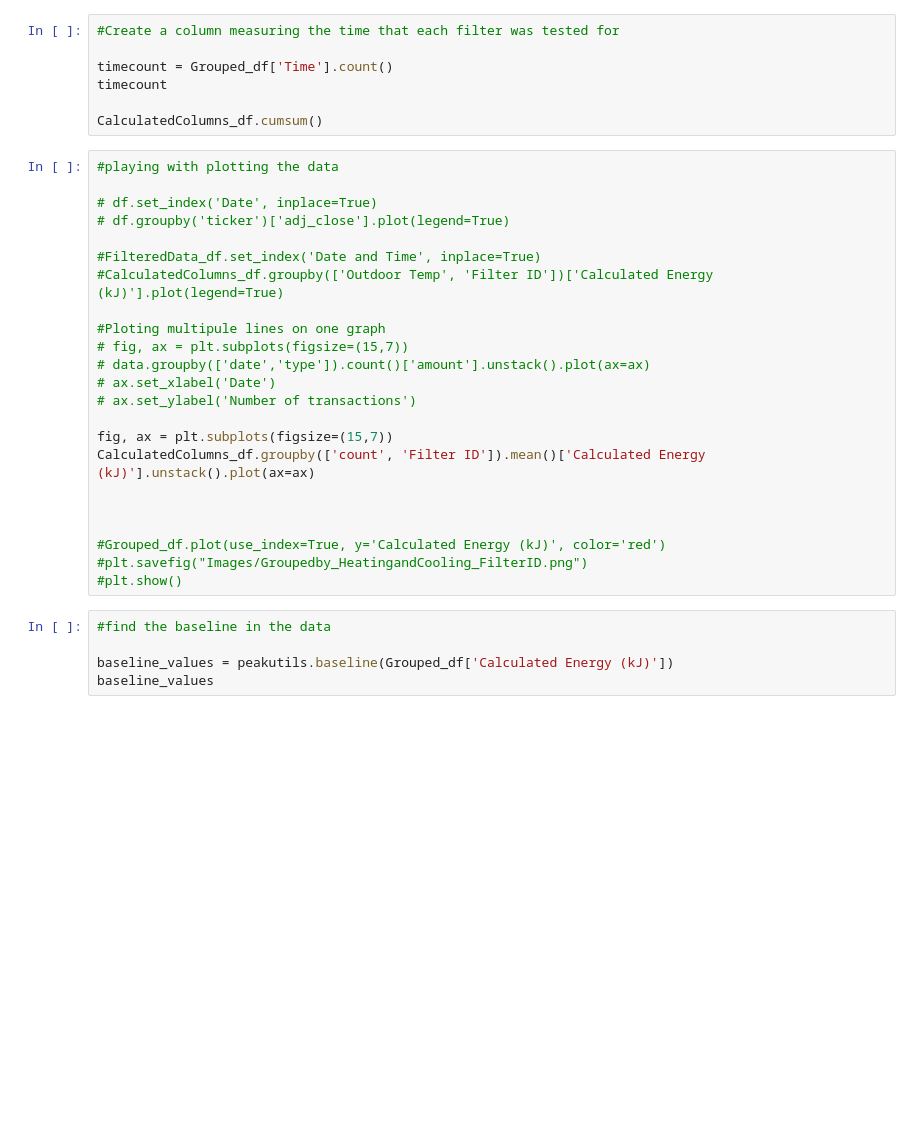
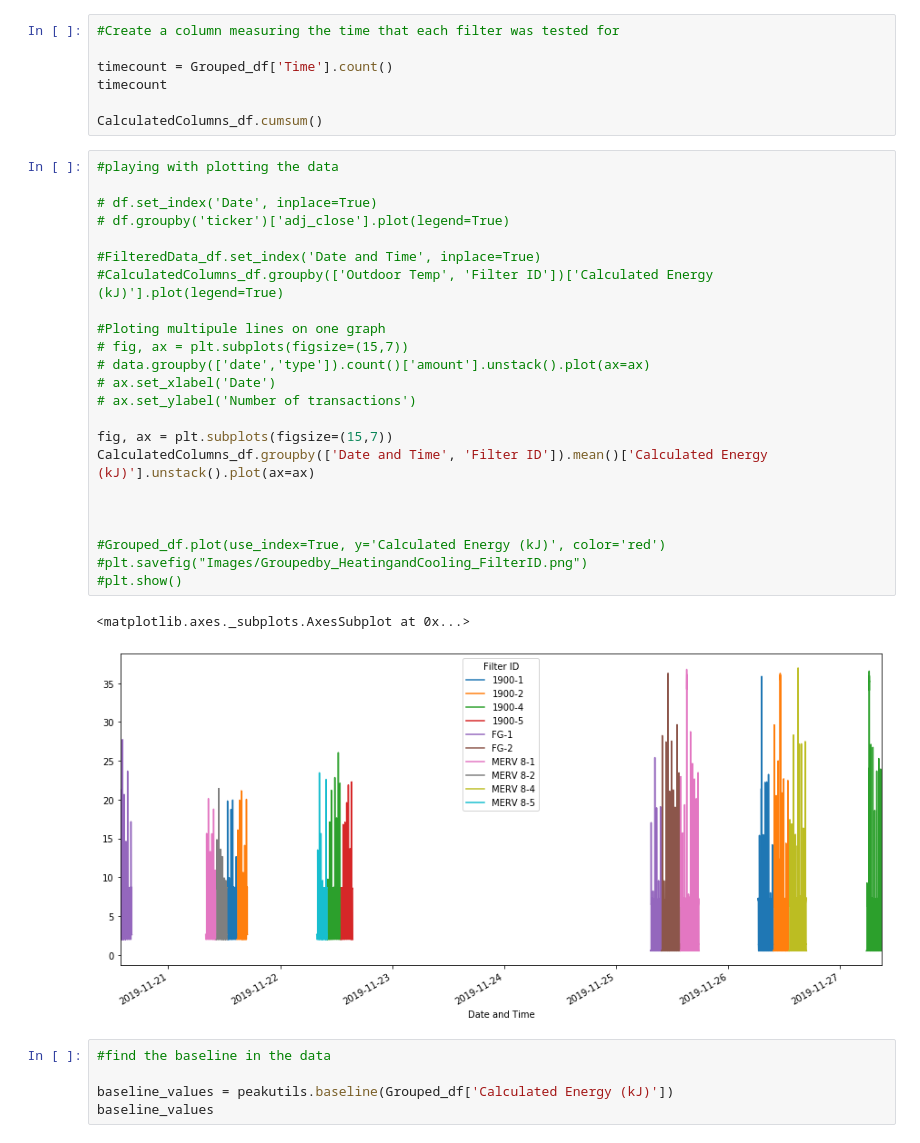
Before and after one commit to abbylemon/HighEfficientFilterEnergyTest, a Jupyter notebook: AnalyzeFilterData.ipynb, the cells around one changed output. Drawn from its saved outputs; the diff is of its cells as text; blank space fills up the shorter version.

```diff
--- a/AnalyzeFilterData.ipynb
+++ b/AnalyzeFilterData.ipynb
@@ -183,26 +183,29 @@ CalculatedColumns_df.cumsum()
 # %%
 #playing with plotting the data
 
 # df.set_index('Date', inplace=True)
 # df.groupby('ticker')['adj_close'].plot(legend=True)
 
 #FilteredData_df.set_index('Date and Time', inplace=True)
 #CalculatedColumns_df.groupby(['Outdoor Temp', 'Filter ID'])['Calculated Energy (kJ)'].plot(legend=True)
 
 #Ploting multipule lines on one graph
 # fig, ax = plt.subplots(figsize=(15,7))
 # data.groupby(['date','type']).count()['amount'].unstack().plot(ax=ax)
 # ax.set_xlabel('Date')
 # ax.set_ylabel('Number of transactions')
 
 fig, ax = plt.subplots(figsize=(15,7))
-CalculatedColumns_df.groupby(['count', 'Filter ID']).mean()['Calculated Energy (kJ)'].unstack().plot(ax=ax)
+CalculatedColumns_df.groupby(['Date and Time', 'Filter ID']).mean()['Calculated Energy (kJ)'].unstack().plot(ax=ax)
 
 
 
 #Grouped_df.plot(use_index=True, y='Calculated Energy (kJ)', color='red')
 #plt.savefig("Images/Groupedby_HeatingandCooling_FilterID.png")
 #plt.show()
+# %% [output]
+<matplotlib.axes._subplots.AxesSubplot at 0x...>
+[figure, added]
 # %%
 #find the baseline in the data
 
```
Also changed, not shown: parts of 2 cells of this notebook.
